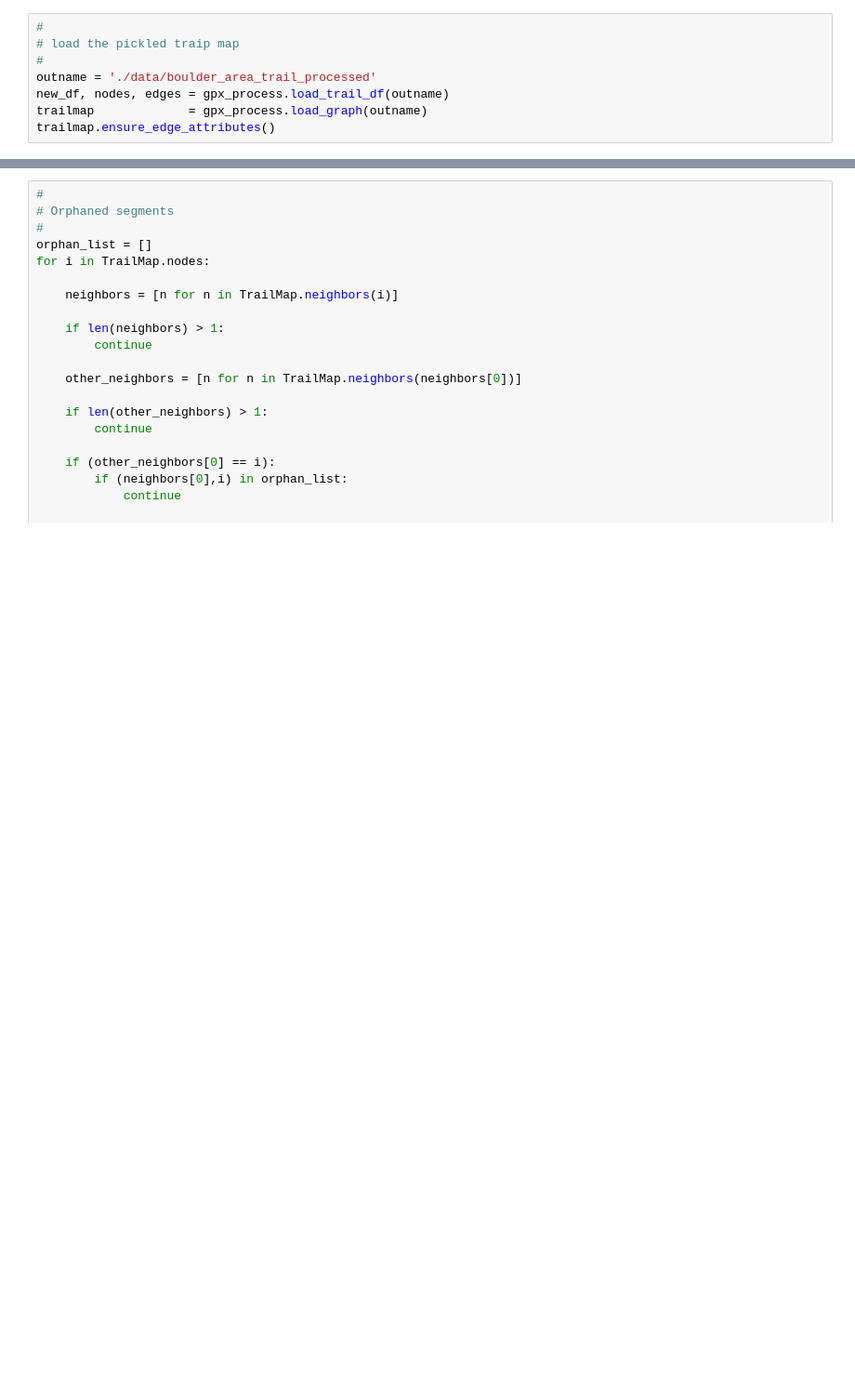
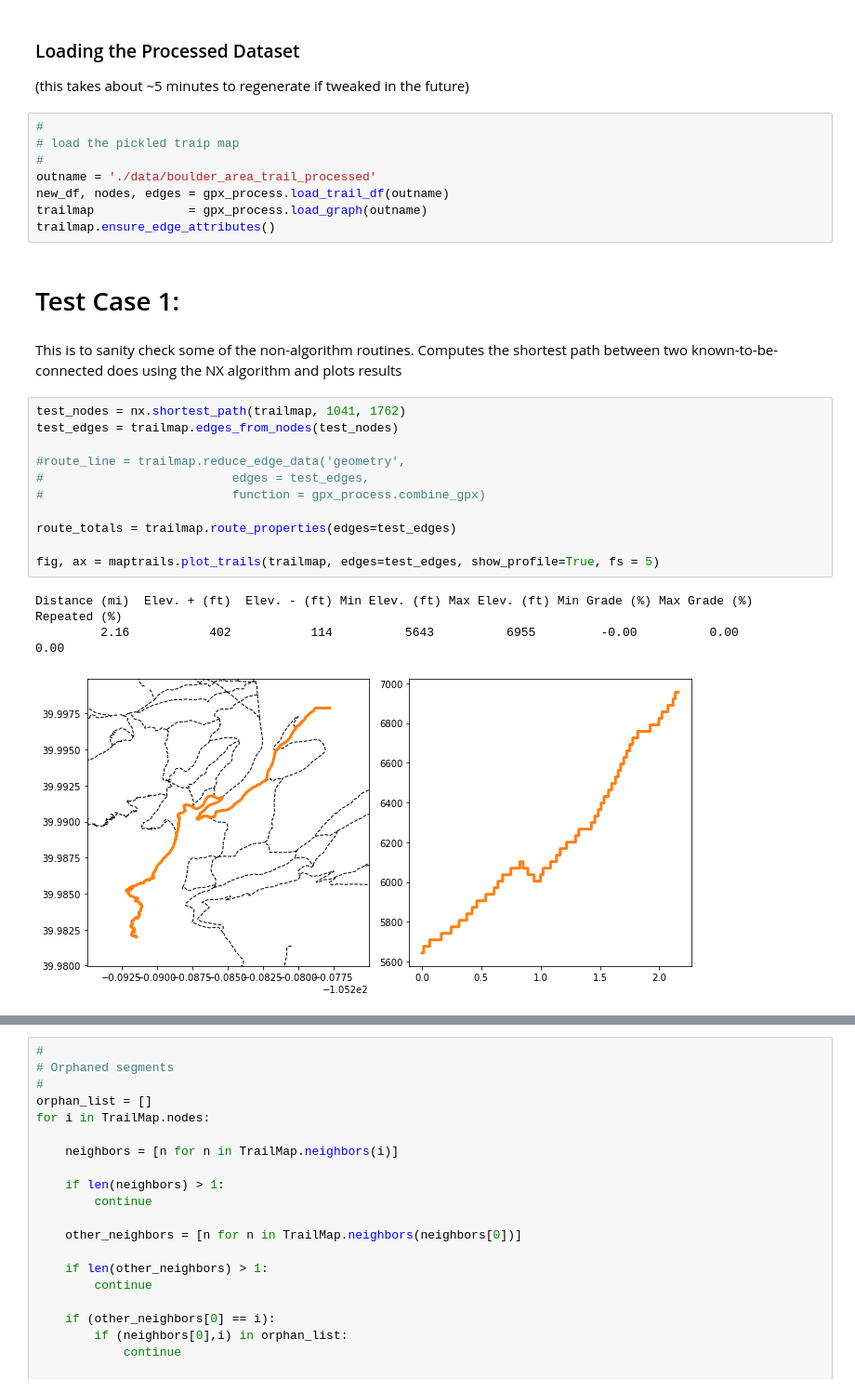
Before and after one commit to aemerick/planit, a Jupyter notebook: autotrail/TrailMapper.ipynb, the cells around one changed output, grey strips where cells are left out. Shown at 93% size. Cells and saved outputs as stored; diff of their text form; blank space fills up the shorter version.

Commit message:
setting up test cases

```diff
--- a/autotrail/TrailMapper.ipynb
+++ b/autotrail/TrailMapper.ipynb
@@ -23,6 +24,9 @@ import maptrails
 
 m_in_mi = 1609.34
 m_in_ft = 0.3048
+# %% [markdown]
+### Loading the Processed Dataset
+(this takes about ~5 minutes to regenerate if tweaked in the future)
 # %%
 #
 # load the pickled traip map
@@ -31,3 +35,22 @@ outname = './data/boulder_area_trail_processed'
 new_df, nodes, edges = gpx_process.load_trail_df(outname)
 trailmap             = gpx_process.load_graph(outname)
 trailmap.ensure_edge_attributes()
+# %% [markdown]
+# Test Case 1:
+# %% [markdown]
+This is to sanity check some of the non-algorithm routines. Computes the shortest path between two known-to-be-connected does using the NX algorithm and plots results
+# %%
+test_nodes = nx.shortest_path(trailmap, 1041, 1762)
+test_edges = trailmap.edges_from_nodes(test_nodes)
+
+#route_line = trailmap.reduce_edge_data('geometry',
+#                          edges = test_edges,
+#                          function = gpx_process.combine_gpx)
+
+route_totals = trailmap.route_properties(edges=test_edges)
+
+fig, ax = maptrails.plot_trails(trailmap, edges=test_edges, show_profile=True, fs = 5)
+# %% [output]
+Distance (mi)  Elev. + (ft)  Elev. - (ft) Min Elev. (ft) Max Elev. (ft) Min Grade (%) Max Grade (%)  Repeated (%)
+         2.16           402           114          5643          6955         -0.00          0.00          0.00
+[figure, added]
```
Also changed, not shown: parts of 12 cells of this notebook.
